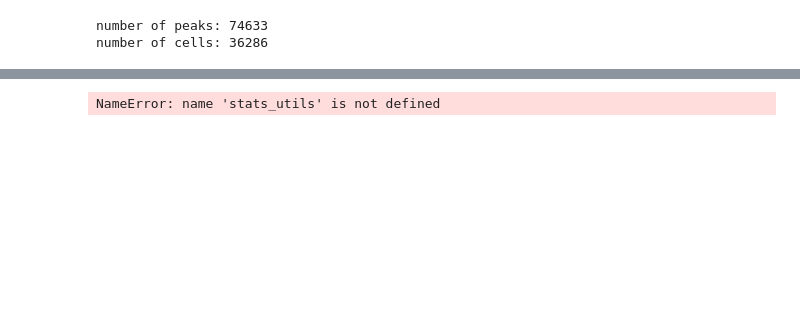
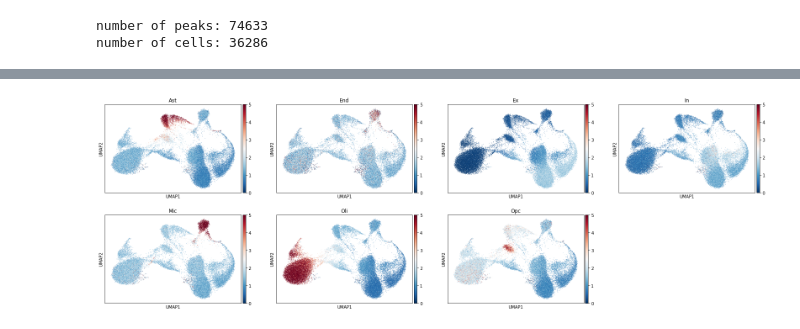
Before and after one commit to howchihlee/ScATACAnnotater, a Jupyter notebook: case_study/brain_atac/case_study-GSE97887.ipynb, the cells around one changed output, grey strips where cells are left out. Cells and saved outputs as stored; diff of their text form; code cells hidden in the pictures; blank space fills up the shorter version.

```diff
--- a/case_study/brain_atac/case_study-GSE97887.ipynb
+++ b/case_study/brain_atac/case_study-GSE97887.ipynb
@@ -18,8 +20,8 @@ print('number of cells: %d' % len(id2bc))
 number of peaks: 74633
 number of cells: 36286
 # %%
-## read cell type specific peaks downloaded from GSE147672
-ref_subtype_peaks0, ref_bk_peak = io_utils.read_reference_data('../../data/GSE97887/', verbose = False)
+## read cell type specific peaks downloaded from GSE97887
+ref_subtype_peaks0, ref_bk_peak = io_utils.read_reference_data('../../OCR_DB/GSE97887/', verbose = False)
 # %%
 intersect = set(bdO.BedOverlap(id2peak, sorted(ref_bk_peak), .5))
 
@@ -51,3 +43,8 @@ Striatal inhibitory 9440
 # %%
 ## calculate enrichment scores for every cell
 scores = stats_utils.compute_enrichment_score(mat, intersect, id2peak, ref_subtype_peaks, num_cores = 10)
+# %%
+score_df = pd.DataFrame(scores,
+                        columns = [c for c, _ in ref_subtype_peaks],
+                       index = id2bc
+                       )
@@ -54,16 +61,16 @@ scores = stats_utils.compute_enrichment_score(mat, intersect, id2peak, ref_subty
 # %%
 ## visualization using scanpy
 pcas = stats_utils.normalized_pca_from_sparse_mat(mat, n_pc = 20)
 
 data_obj = sc.AnnData(pcas,
       obs = pd.DataFrame([], index = id2bc),
       )
 
 sc.pp.neighbors(data_obj, use_rep='X')
 sc.tl.umap(data_obj)
 
 data_obj.obs = score_df
 
-sc.pl.umap(data_obj, color = score_df.columns, cmap = 'RdBu_r', vmax = 5, show = False)
+sc.pl.umap(data_obj, color = score_df.columns, cmap = 'RdBu_r', vmax = 5)
 # %% [output]
-NameError: name 'stats_utils' is not defined
+[figure, added]
```
Also changed, not shown: parts of 7 cells of this notebook, 3 other files.
